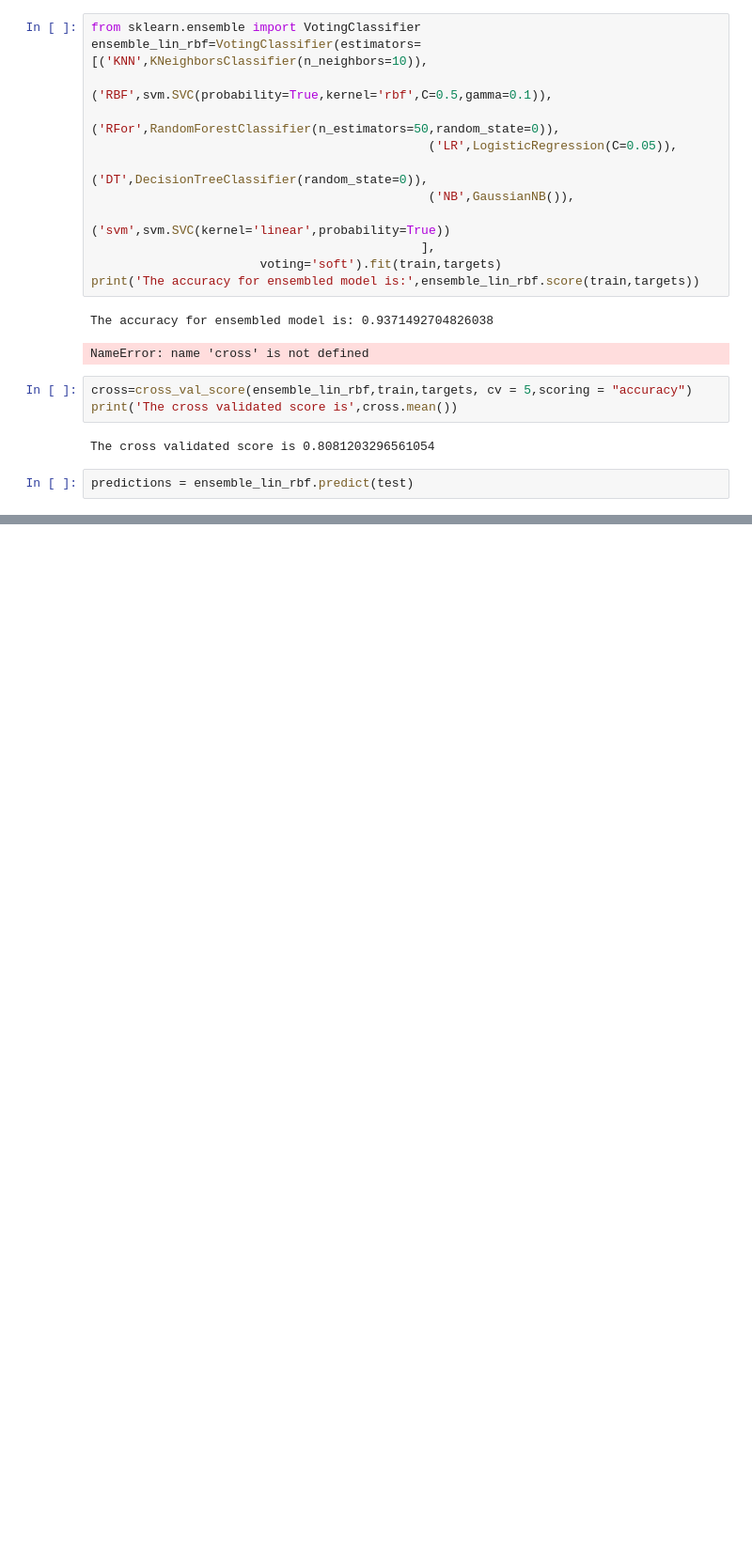
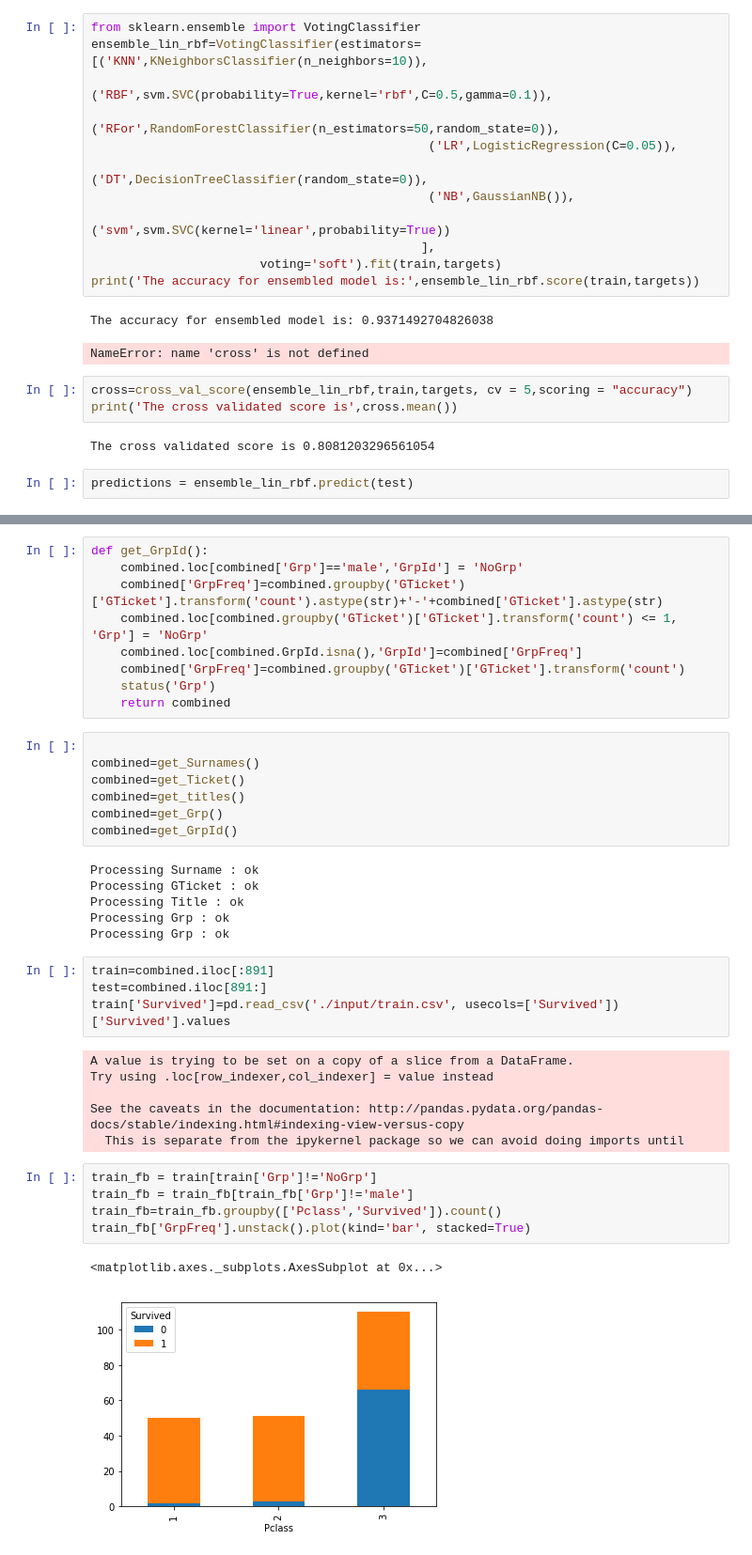
Before and after one commit to rymlaabiyad/ML_titanic, a Jupyter notebook: ML_Titanic+Modelling.ipynb, the cells around one changed output, grey strips where cells are left out. Shown at 94% size. Cells and saved outputs as stored; diff of their text form; blank space fills up the shorter version.

Commit message:
Merge branch 'master' of https://github.com/rymlaabiyad/ML_titanic
Including the best model

```diff
--- a/ML_Titanic+Modelling.ipynb
+++ b/ML_Titanic+Modelling.ipynb
@@ -1055,0 +1098,40 @@ df_output[['PassengerId','Survived']].to_csv('Submission.csv', index=False)
+# %%
+def get_GrpId():
+    combined.loc[combined['Grp']=='male','GrpId'] = 'NoGrp'
+    combined['GrpFreq']=combined.groupby('GTicket')['GTicket'].transform('count').astype(str)+'-'+combined['GTicket'].astype(str)
+    combined.loc[combined.groupby('GTicket')['GTicket'].transform('count') <= 1, 'Grp'] = 'NoGrp'
+    combined.loc[combined.GrpId.isna(),'GrpId']=combined['GrpFreq']
+    combined['GrpFreq']=combined.groupby('GTicket')['GTicket'].transform('count')
+    status('Grp')
+    return combined
+# %%
+
+combined=get_Surnames()
+combined=get_Ticket()
+combined=get_titles()
+combined=get_Grp()
+combined=get_GrpId()
+# %% [output]
+Processing Surname : ok
+Processing GTicket : ok
+Processing Title : ok
+Processing Grp : ok
+Processing Grp : ok
+# %%
+train=combined.iloc[:891]
+test=combined.iloc[891:]
+train['Survived']=pd.read_csv('./input/train.csv', usecols=['Survived'])['Survived'].values
+# %% [output]
+A value is trying to be set on a copy of a slice from a DataFrame.
+Try using .loc[row_indexer,col_indexer] = value instead
+
+See the caveats in the documentation: http://pandas.pydata.org/pandas-docs/stable/indexing.html#indexing-view-versus-copy
+  This is separate from the ipykernel package so we can avoid doing imports until
+# %%
+train_fb = train[train['Grp']!='NoGrp']
+train_fb = train_fb[train_fb['Grp']!='male']
+train_fb=train_fb.groupby(['Pclass','Survived']).count()
+train_fb['GrpFreq'].unstack().plot(kind='bar', stacked=True)
+# %% [output]
+<matplotlib.axes._subplots.AxesSubplot at 0x...>
+[figure, added]
```
Also changed, not shown: parts of 16 cells of this notebook.
